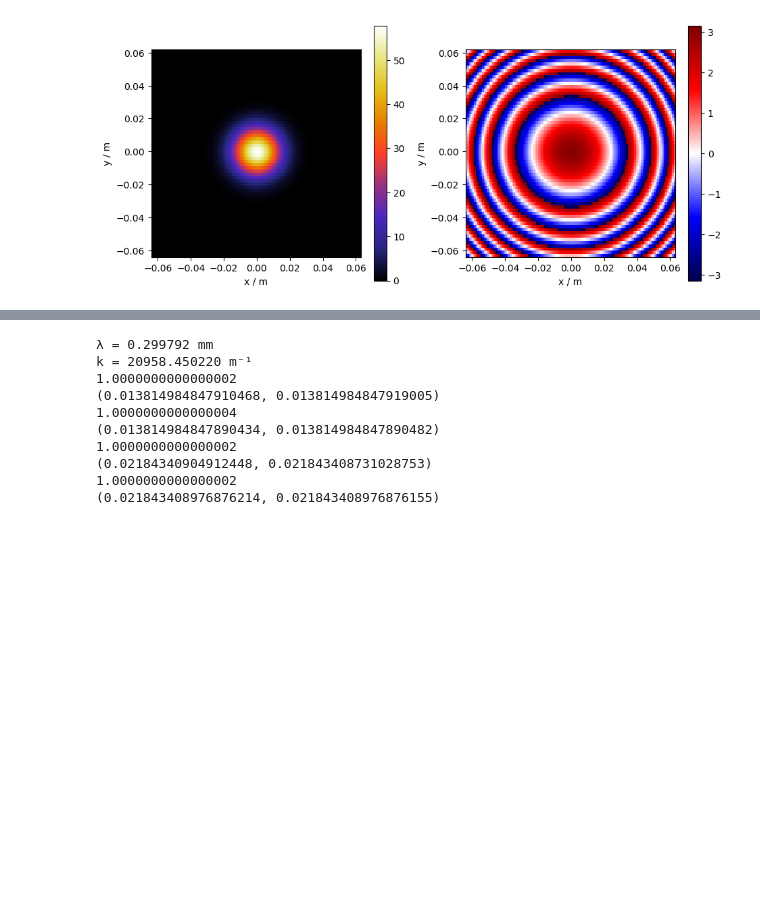
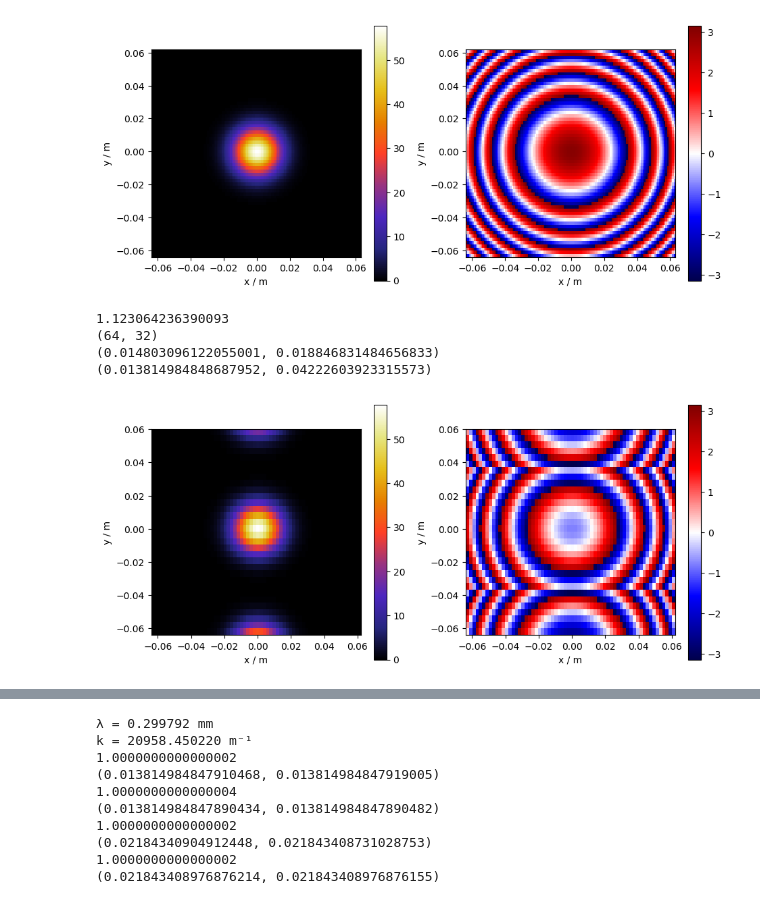
Before and after one commit to lehnertu/fobt, a Jupyter notebook: TestGaussianBeam.ipynb, the cells around one changed output, grey strips where cells are left out. Cells and saved outputs as stored; diff of their text form; code cells hidden in the pictures; blank space fills up the shorter version.

```diff
--- a/TestGaussianBeam.ipynb
+++ b/TestGaussianBeam.ipynb
@@ -60,3 +61,19 @@ w = 13.814985 mm
 R = 2.000000 m
 1.0
 [figure]
+# %%
+gbt = SingleComponentBeam(f, 64, 32, 0.002, 0.004)
+HuygensFresnel(gbw,gbt,1.0)
+# %%
+print(gbt.TotalPower())
+print(gbt.shape())
+print(gbt.FitSizeW(order=4, threshold=-3))
+print(gbt.RMS_SizeW())
+gbt.plot()
+plt.show()
+# %% [output]
+1.123064236390093
+(64, 32)
+(0.014803096122055001, 0.018846831484656833)
+(0.013814984848687952, 0.04222603923315573)
+[figure, added]
```
Also changed, not shown: parts of 12 cells of this notebook, 2 other files.
